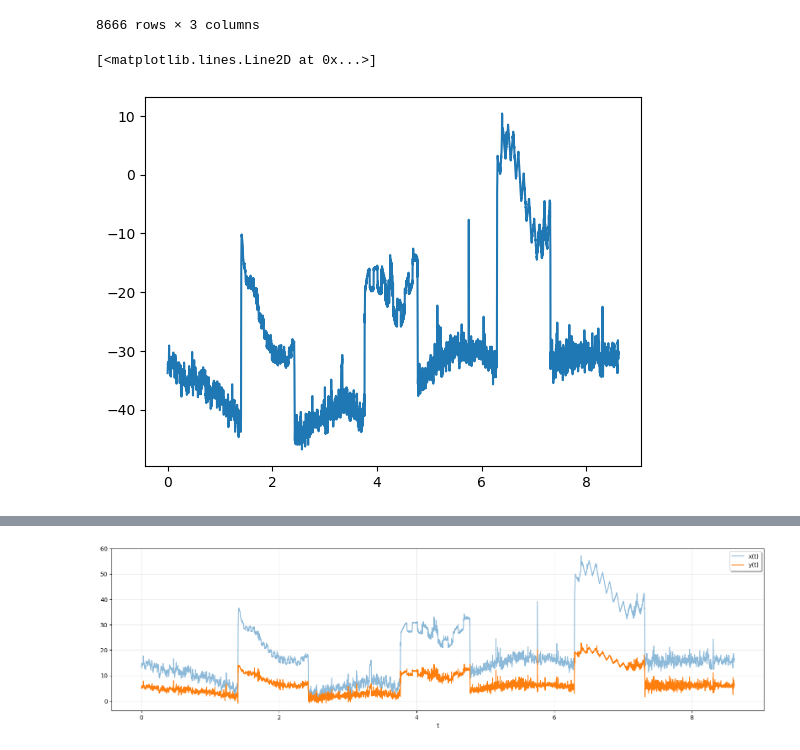
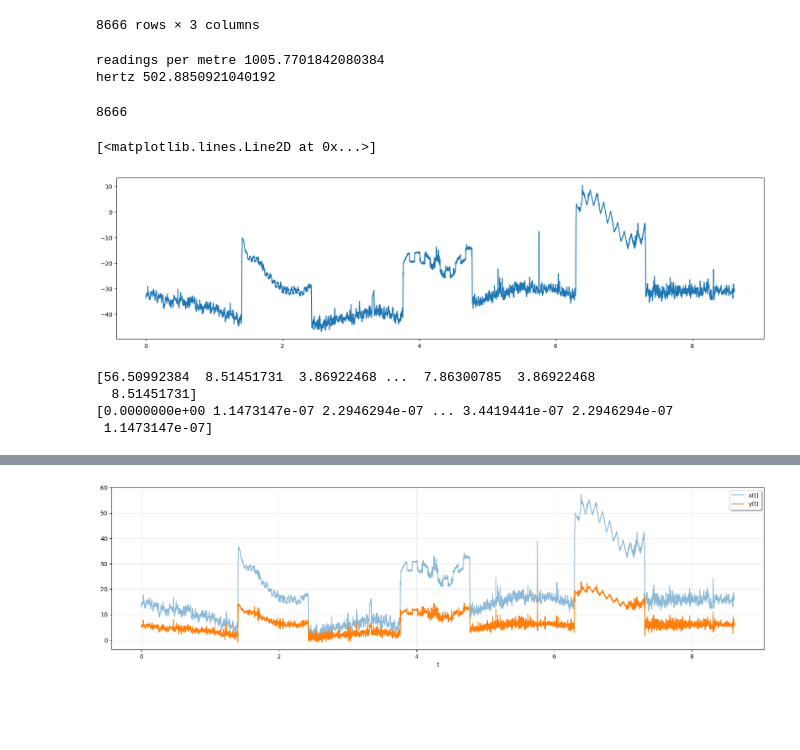
Before and after one commit to rj3838/plates_analysis, a Jupyter notebook: plates_analysis.ipynb, the cells around one changed output, grey strips where cells are left out. Cells and saved outputs as stored; diff of their text form; code cells hidden in the pictures; blank space fills up the shorter version.

```diff
--- a/plates_analysis.ipynb
+++ b/plates_analysis.ipynb
@@ -19,21 +19,28 @@ df
 | 8665 | 8.616282 | -30.500000 | 0 |
 8666 rows × 3 columns
 # %%
-# Regression using log values will not work with negative values
-# this is because a log of a negative number is undefined !
-# find the lowest Texture value 'min(Texture)'
-# make it positive and add it to the texture
-# hey presto, all positive values with the plot/graph not changed...
+minimum_texture = min(df.Texture)
 
-minimum_texture = min(df.Texture)
 adjustment_value = abs(minimum_texture)
 
 #df.adjusted_Tex = df.Texture + adjustment_value
 df['adjusted_Tex'] = df.apply(lambda row: row.Texture + adjustment_value, axis=1)
+
+readings_per_metre = len(df.Chainage) / max(df.Chainage)
+print("readings per metre", readings_per_metre)
+hertz = readings_per_metre/2
+print("hertz", hertz)
+# %% [output]
+readings per metre 1005.7701842080384
+hertz 502.8850921040192
 # %%
-import matplotlib.pyplot as plt
+from matplotlib import pyplot as plt
 
+
+print(len(df.Chainage))
+plt.subplots(figsize=(20,5))
 plt.plot(df.Chainage, df.Texture)
 # %% [output]
-[<matplotlib.lines.Line2D at 0x...>]
+8666
+[<matplotlib.lines.Line2D at 0x...>]
-[figure, old version]
+[figure, new version]
@@ -39,0 +61,8 @@ plt.plot(df.Chainage, df.Texture)
+# %%
+print(sig_noise_amp)
+print(sig_noise_freq)
+# %% [output]
+[56.50992384  8.51451731  3.86922468 ...  7.86300785  3.86922468
+  8.51451731]
+[0.0000000e+00 1.1473147e-07 2.2946294e-07 ... 3.4419441e-07 2.2946294e-07
+ 1.1473147e-07]
```
Also changed, not shown: parts of 8 cells of this notebook.
